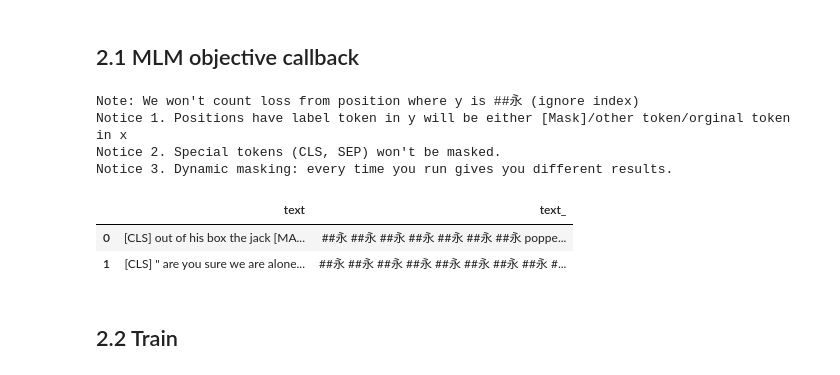
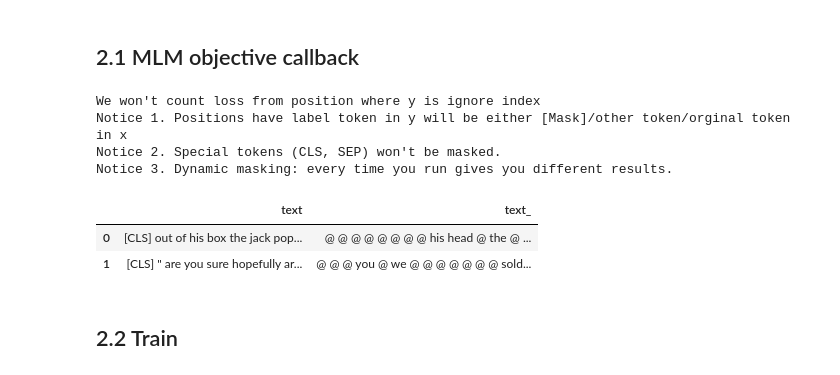
Before and after one commit to richarddwang/electra_pytorch, a Jupyter notebook: MLM_pretraing_with_fastai.ipynb, the cells around one changed output. Saved outputs shown, nothing was run; the diff lists cells and outputs as text; code cells hidden in the pictures.

```diff
--- a/MLM_pretraing_with_fastai.ipynb
+++ b/MLM_pretraing_with_fastai.ipynb
@@ -79,10 +75,11 @@ If you don't cancel pad first, you will get input with variable number of pad be
 like 'pad ... pad pad I am input x pad .. pad pad'
 Which you may cause add wrong position's position embeddings when using transformer architecture
 """
-dls = db.dataloaders(df, shuffle_train=False, bs=128,
+dls = db.dataloaders(df, shuffle_train=True, bs=128,
                      dl_type=partial(TextDataloader,
                                      max_seq_len=150,
                                      agg_mode='lines',
+                                     sort_by_len=False,
                                      remove_heads=True,
                                      remove_tails=True,
                                      bos_idx_add=hf_tokenizer.cls_token_id,
@@ -133,11 +130,13 @@ def mask_tokens(inputs, mask_token_index, vocab_size, special_token_indices, mlm
 
 class MaskedLMCallback(Callback):
   @delegates(mask_tokens)
-  def __init__(self, mask_tok_id, special_tok_ids, vocab_size, **kwargs):
+  def __init__(self, mask_tok_id, special_tok_ids, vocab_size, ignore_index=-100, **kwargs):
+    self.ignore_index = ignore_index
     self.mask_tokens = partial(mask_tokens,
                                mask_token_index=mask_tok_id,
                                special_token_indices=special_tok_ids,
                                vocab_size=vocab_size,
+                               ignore_index=-100,
                                **kwargs)
 
   def begin_batch(self):
@@ -146,26 +145,29 @@ class MaskedLMCallback(Callback):
     self.learn.xb, self.learn.yb = (masked_inputs,), (labels,)
 
   @delegates(TfmdDL.show_batch)
-  def show_batch(self, dl, **kwargs):
+  def show_batch(self, dl, verbose=True, show_ignore_idx=None, **kwargs):
     b = dl.one_batch()
-    new_b = self.mask_tokens(b[0])
-    dl.show_batch(b=new_b, **kwargs)
+    masked_inputs, labels = self.mask_tokens(b[0])
+    if show_ignore_idx:
+      labels[labels==self.ignore_index] = show_ignore_idx
+    if verbose:
+      print("We won't count loss from position where y is ignore index")
+      print("Notice 1. Positions have label token in y will be either [Mask]/other token/orginal token in x")
+      print("Notice 2. Special tokens (CLS, SEP) won't be masked.")
+      print("Notice 3. Dynamic masking: every time you run gives you different results.")
+    dl.show_batch(b=(masked_inputs, labels), **kwargs)
-# %%
-mlm_cb = MaskedLMCallback(mask_tok_id=hf_tokenizer.mask_token_id,
-                          special_tok_ids=hf_tokenizer.all_special_ids,
-                          vocab_size=hf_tokenizer.vocab_size)
-print("Note: We won't count loss from position where y is ##永 (ignore index)")
-print("Notice 1. Positions have label token in y will be either [Mask]/other token/orginal token in x")
-print("Notice 2. Special tokens (CLS, SEP) won't be masked.")
-print("Notice 3. Dynamic masking: every time you run gives you different results.")
-mlm_cb.show_batch(dls.train, max_n=2)
-# %% [output]
-Note: We won't count loss from position where y is ##永 (ignore index)
-Notice 1. Positions have label token in y will be either [Mask]/other token/orginal token in x
-Notice 2. Special tokens (CLS, SEP) won't be masked.
-Notice 3. Dynamic masking: every time you run gives you different results.
-|  | text | text_ |
-| 0 | [CLS] out of his box the jack [MA... | ##永 ##永 ##永 ##永 ##永 ##永 ##永 poppe... |
-| 1 | [CLS] " are you sure we are alone... | ##永 ##永 ##永 ##永 ##永 ##永 ##永 ##永 #... |
+# %%
+mlm_cb = MaskedLMCallback(mask_tok_id=hf_tokenizer.mask_token_id,
+                          special_tok_ids=hf_tokenizer.all_special_ids,
+                          vocab_size=hf_tokenizer.vocab_size)
+mlm_cb.show_batch(dls.train, max_n=2, show_ignore_idx=hf_tokenizer.vocab['@'])
+# %% [output]
+We won't count loss from position where y is ignore index
+Notice 1. Positions have label token in y will be either [Mask]/other token/orginal token in x
+Notice 2. Special tokens (CLS, SEP) won't be masked.
+Notice 3. Dynamic masking: every time you run gives you different results.
+|  | text | text_ |
+| 0 | [CLS] out of his box the jack pop... | @ @ @ @ @ @ @ @ his head @ the @ ... |
+| 1 | [CLS] " are you sure hopefully ar... | @ @ @ you @ we @ @ @ @ @ @ @ sold... |
 # %% [markdown]
 ## 2.2 Train
```
Also changed, not shown: parts of 7 cells of this notebook, 3 other files.
